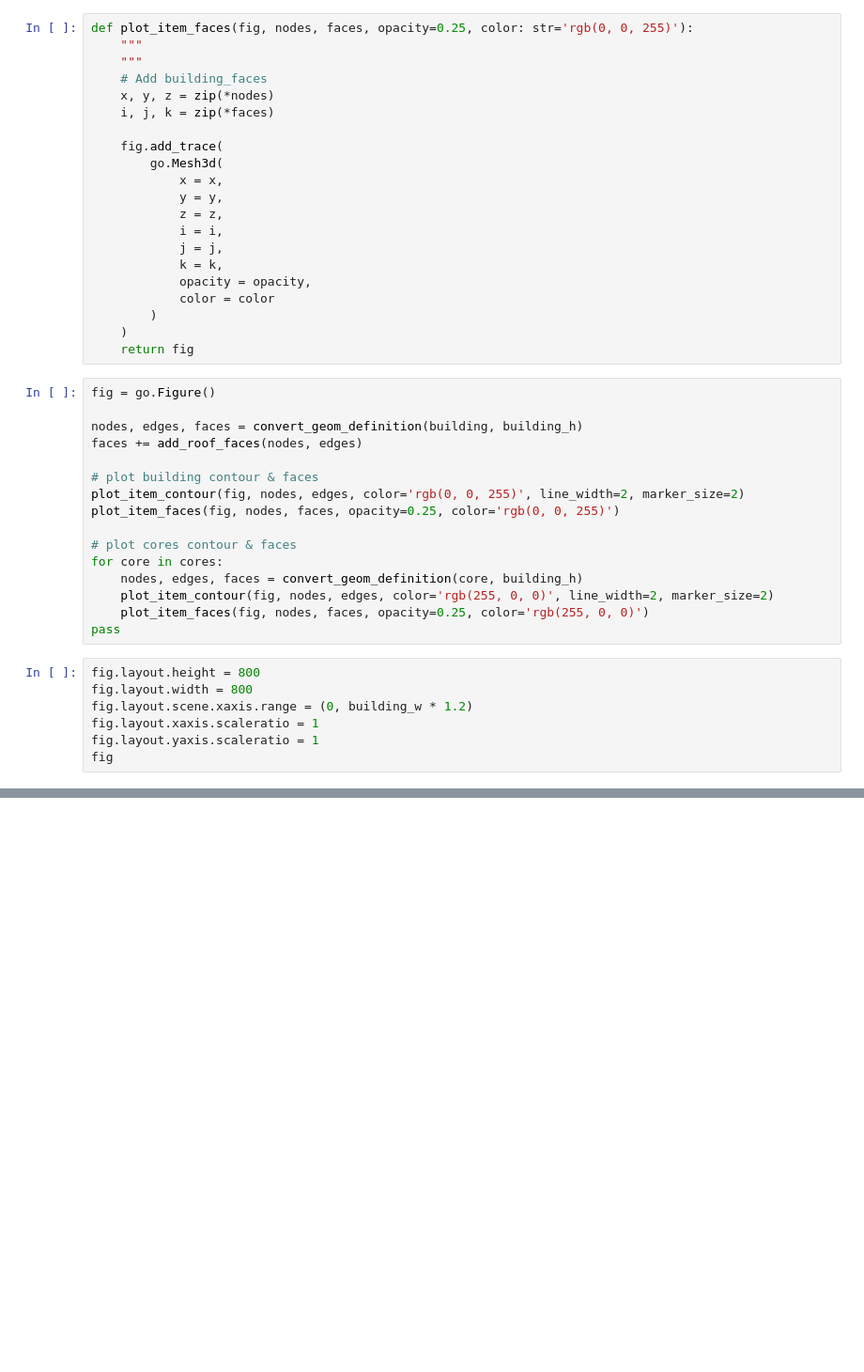
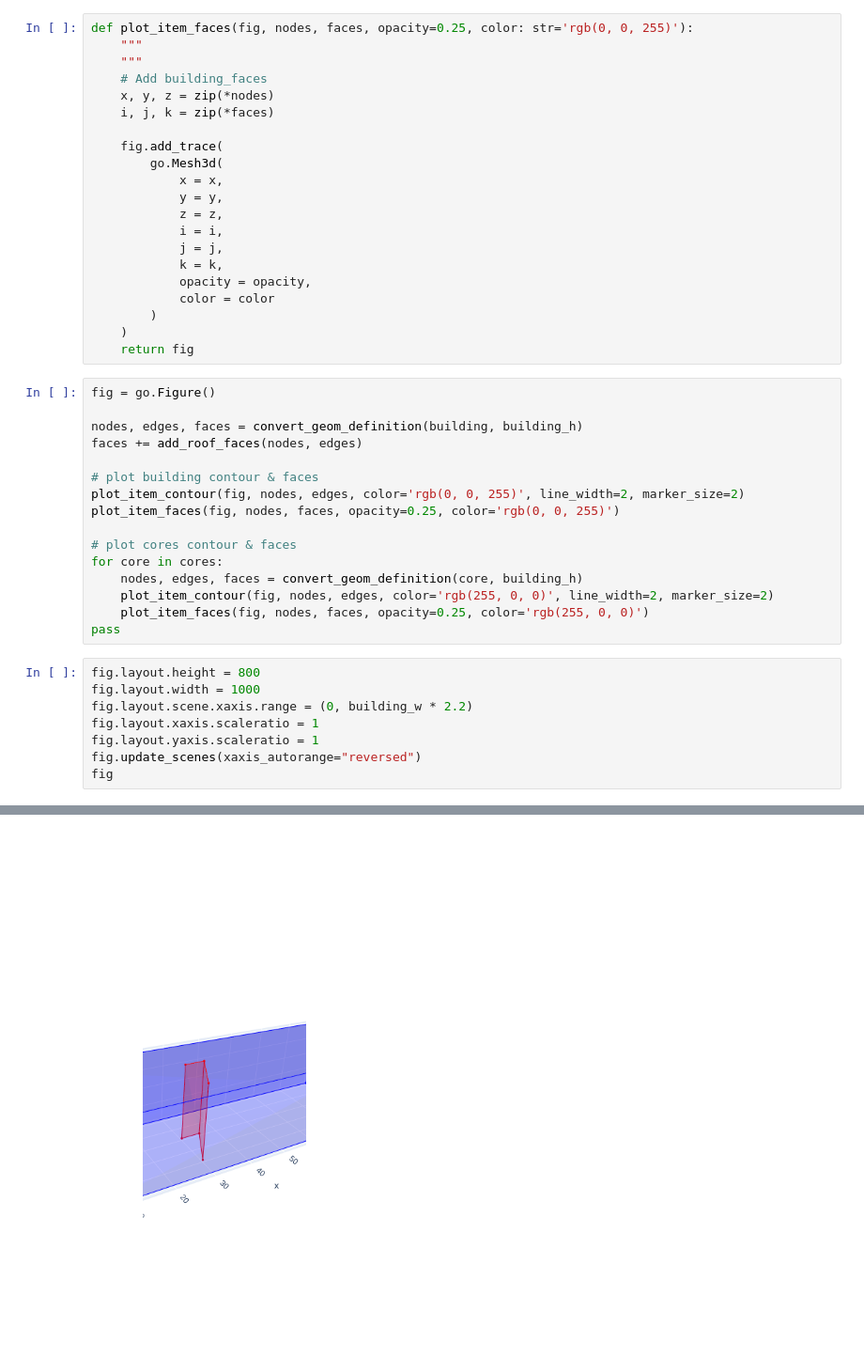
Before and after one commit to aedificatio/pfse-project-2, a Jupyter notebook: Workbook_10.ipynb, the cells around one changed output, grey strips where cells are left out. Shown: that part at 94% size. Cells and saved outputs as stored; diff of their text form; blank space fills up the shorter version.

```diff
--- a/Workbook_10.ipynb
+++ b/Workbook_10.ipynb
@@ -115,9 +115,10 @@ for core in cores:
 pass
 # %%
 fig.layout.height = 800
-fig.layout.width = 800
-fig.layout.scene.xaxis.range = (0, building_w * 1.2)
+fig.layout.width = 1000
+fig.layout.scene.xaxis.range = (0, building_w * 2.2)
 fig.layout.xaxis.scaleratio = 1
 fig.layout.yaxis.scaleratio = 1
+fig.update_scenes(xaxis_autorange="reversed")
 fig
 # %% [output]
@@ -125,0 +125 @@ fig
+[figure, added]
```
Also changed, not shown: parts of 3 cells of this notebook, 3 other files.
